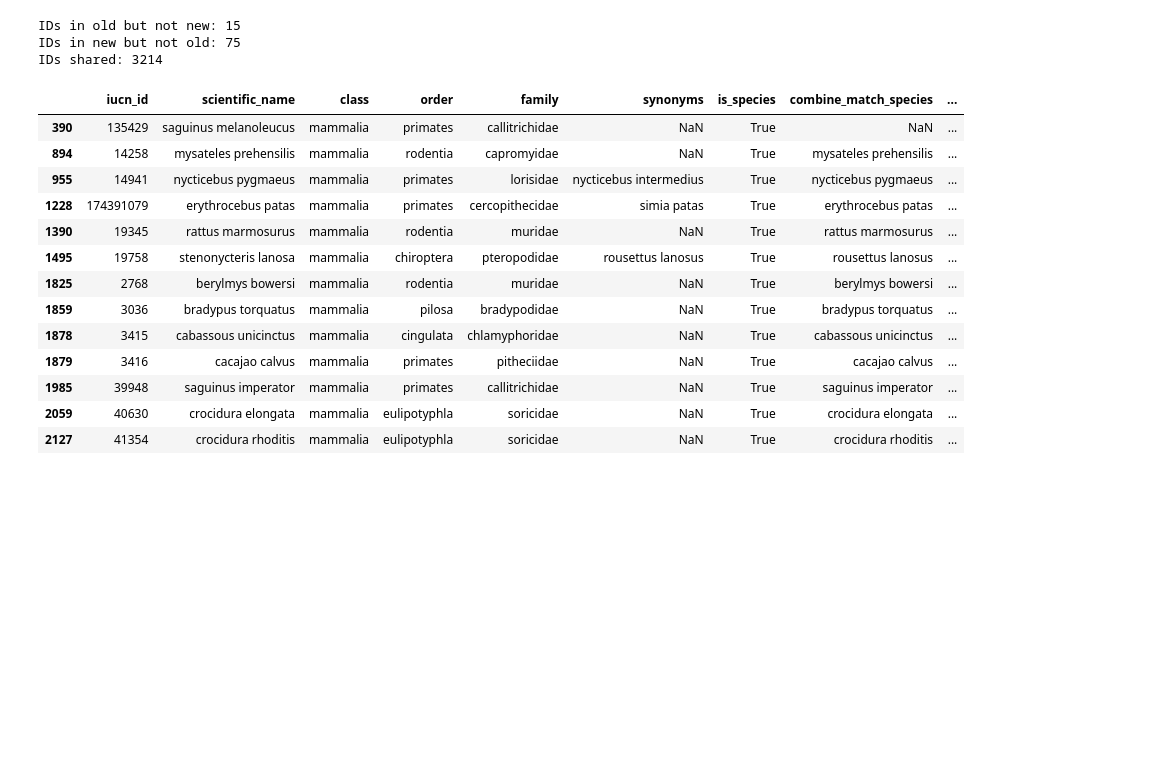
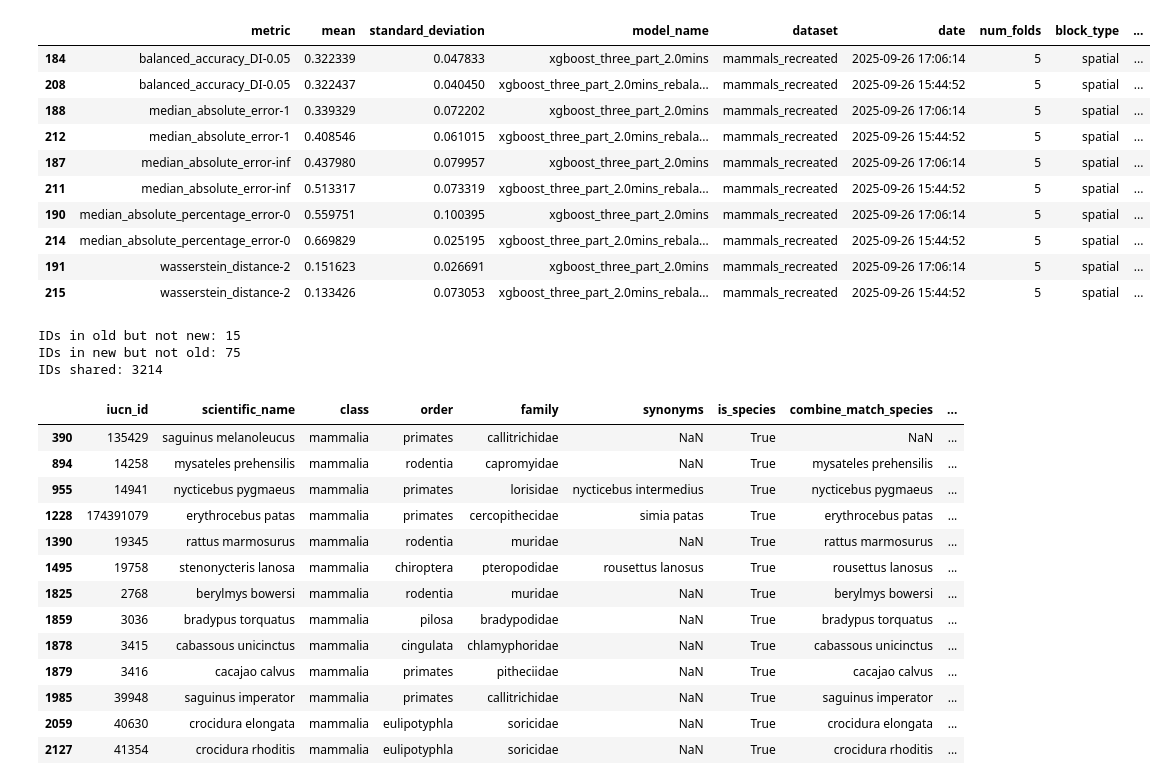
Before and after one commit to emiliolr/life-hunting, a Jupyter notebook: notebooks/scratch.ipynb, the cells around one changed output. Drawn from its saved outputs; the diff is of its cells as text; code cells hidden in the pictures; blank space fills up the shorter version.

```diff
--- a/notebooks/scratch.ipynb
+++ b/notebooks/scratch.ipynb
@@ -35,3 +34,18 @@ new_results[(new_results['block_type'] == block) & (new_results['model_name'].st
+# %%
+d = new_results[(new_results['block_type'] == block) & (new_results['model_name'].str.contains('xgboost_three_part')) & (~new_results['metric'].str.contains('mean'))]
+d.sort_values('metric')
+# %% [output]
+|  | metric | mean | standard_deviation | model_name | dataset | date | num_folds | block_type | ... |
+| 184 | balanced_accuracy_DI-0.05 | 0.322339 | 0.047833 | xgboost_three_part_2.0mins | mammals_recreated | 2025-09-26 17:06:14 | 5 | spatial | ... |
+| 208 | balanced_accuracy_DI-0.05 | 0.322437 | 0.040450 | xgboost_three_part_2.0mins_rebala... | mammals_recreated | 2025-09-26 15:44:52 | 5 | spatial | ... |
+| 188 | median_absolute_error-1 | 0.339329 | 0.072202 | xgboost_three_part_2.0mins | mammals_recreated | 2025-09-26 17:06:14 | 5 | spatial | ... |
+| 212 | median_absolute_error-1 | 0.408546 | 0.061015 | xgboost_three_part_2.0mins_rebala... | mammals_recreated | 2025-09-26 15:44:52 | 5 | spatial | ... |
+| 187 | median_absolute_error-inf | 0.437980 | 0.079957 | xgboost_three_part_2.0mins | mammals_recreated | 2025-09-26 17:06:14 | 5 | spatial | ... |
+| 211 | median_absolute_error-inf | 0.513317 | 0.073319 | xgboost_three_part_2.0mins_rebala... | mammals_recreated | 2025-09-26 15:44:52 | 5 | spatial | ... |
+| 190 | median_absolute_percentage_error-0 | 0.559751 | 0.100395 | xgboost_three_part_2.0mins | mammals_recreated | 2025-09-26 17:06:14 | 5 | spatial | ... |
+| 214 | median_absolute_percentage_error-0 | 0.669829 | 0.025195 | xgboost_three_part_2.0mins_rebala... | mammals_recreated | 2025-09-26 15:44:52 | 5 | spatial | ... |
+| 191 | wasserstein_distance-2 | 0.151623 | 0.026691 | xgboost_three_part_2.0mins | mammals_recreated | 2025-09-26 17:06:14 | 5 | spatial | ... |
+| 215 | wasserstein_distance-2 | 0.133426 | 0.073053 | xgboost_three_part_2.0mins_rebala... | mammals_recreated | 2025-09-26 15:44:52 | 5 | spatial | ... |
 # %%
 old_tropical_mammals = pd.read_csv('/Users/emiliolr/Google Drive/My Drive/LIFE/datasets/derived_datasets/tropical_species/tropical_mammals_taxonomic_info_w_body_mass.csv')
 new_tropical_mammals = pd.read_csv('/Users/emiliolr/Desktop/phd-exploratory-work/results/tropical_species/tropical_mammals_taxonomic_info_w_body_mass.csv')
```
Also changed, not shown: parts of 11 cells of this notebook, 6 other files.
